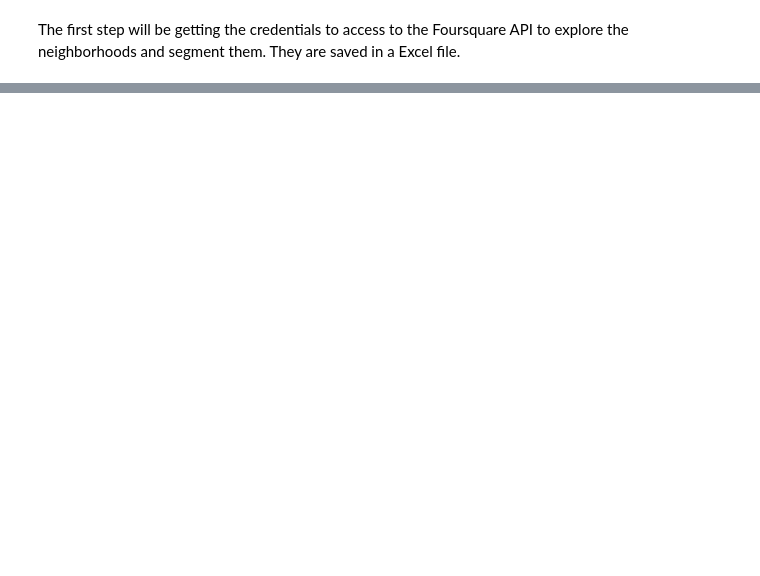
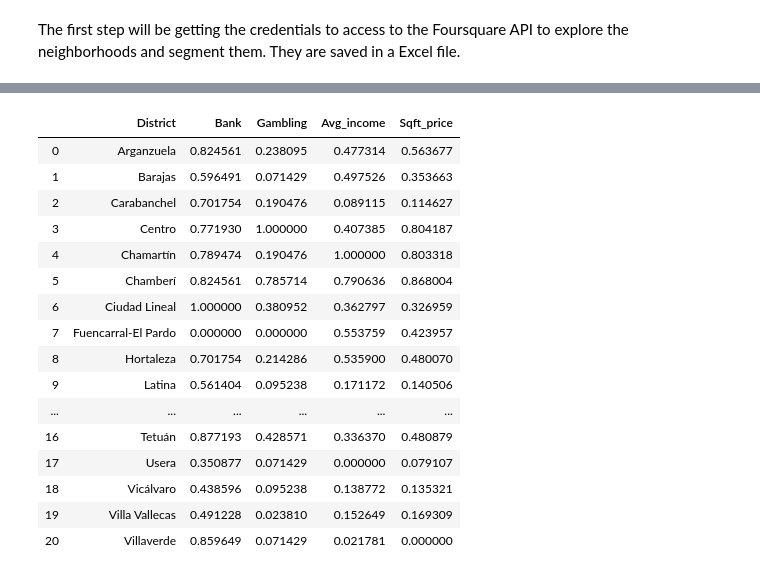
Before and after one commit to javiermorenof/Data_Science_Prof_Certificate_Capstone, a Jupyter notebook: Final Project - Javier Moreno.ipynb, the cells around one changed output, grey strips where cells are left out. Saved outputs shown, nothing was run; the diff lists cells and outputs as text; code cells hidden in the pictures; blank space fills up the shorter version.

```diff
--- a/Final Project - Javier Moreno.ipynb
+++ b/Final Project - Javier Moreno.ipynb
@@ -93,0 +654,24 @@ VERSION = '20180604'
+# %%
+mad_scaled = pd.DataFrame(X, columns=["Bank","Gambling","Avg_income","Sqft_price"])
+mad_scaled["District"] = madrid_grouped_df["Distrito"]
+mad_scaled = mad_scaled[["District","Bank","Gambling","Avg_income","Sqft_price"]]
+# %%
+mad_scaled
+# %% [output]
+|  | District | Bank | Gambling | Avg_income | Sqft_price |
+| 0 | Arganzuela | 0.824561 | 0.238095 | 0.477314 | 0.563677 |
+| 1 | Barajas | 0.596491 | 0.071429 | 0.497526 | 0.353663 |
+| 2 | Carabanchel | 0.701754 | 0.190476 | 0.089115 | 0.114627 |
+| 3 | Centro | 0.771930 | 1.000000 | 0.407385 | 0.804187 |
+| 4 | Chamartín | 0.789474 | 0.190476 | 1.000000 | 0.803318 |
+| 5 | Chamberí | 0.824561 | 0.785714 | 0.790636 | 0.868004 |
+| 6 | Ciudad Lineal | 1.000000 | 0.380952 | 0.362797 | 0.326959 |
+| 7 | Fuencarral-El Pardo | 0.000000 | 0.000000 | 0.553759 | 0.423957 |
+| 8 | Hortaleza | 0.701754 | 0.214286 | 0.535900 | 0.480070 |
+| 9 | Latina | 0.561404 | 0.095238 | 0.171172 | 0.140506 |
+| ... | ... | ... | ... | ... | ... |
+| 16 | Tetuán | 0.877193 | 0.428571 | 0.336370 | 0.480879 |
+| 17 | Usera | 0.350877 | 0.071429 | 0.000000 | 0.079107 |
+| 18 | Vicálvaro | 0.438596 | 0.095238 | 0.138772 | 0.135321 |
+| 19 | Villa Vallecas | 0.491228 | 0.023810 | 0.152649 | 0.169309 |
+| 20 | Villaverde | 0.859649 | 0.071429 | 0.021781 | 0.000000 |
```
Also changed, not shown: parts of 82 cells of this notebook, 7 other files.
